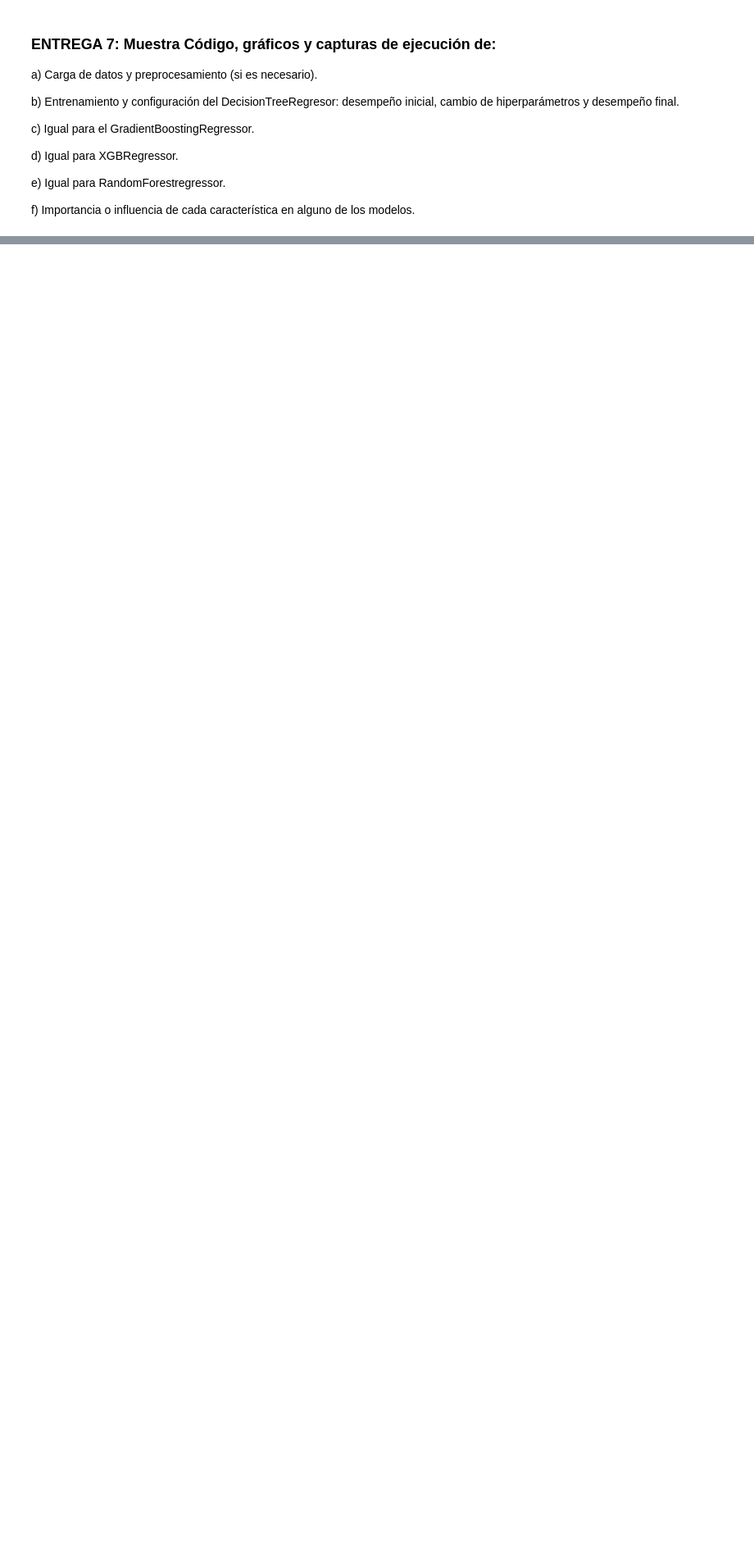
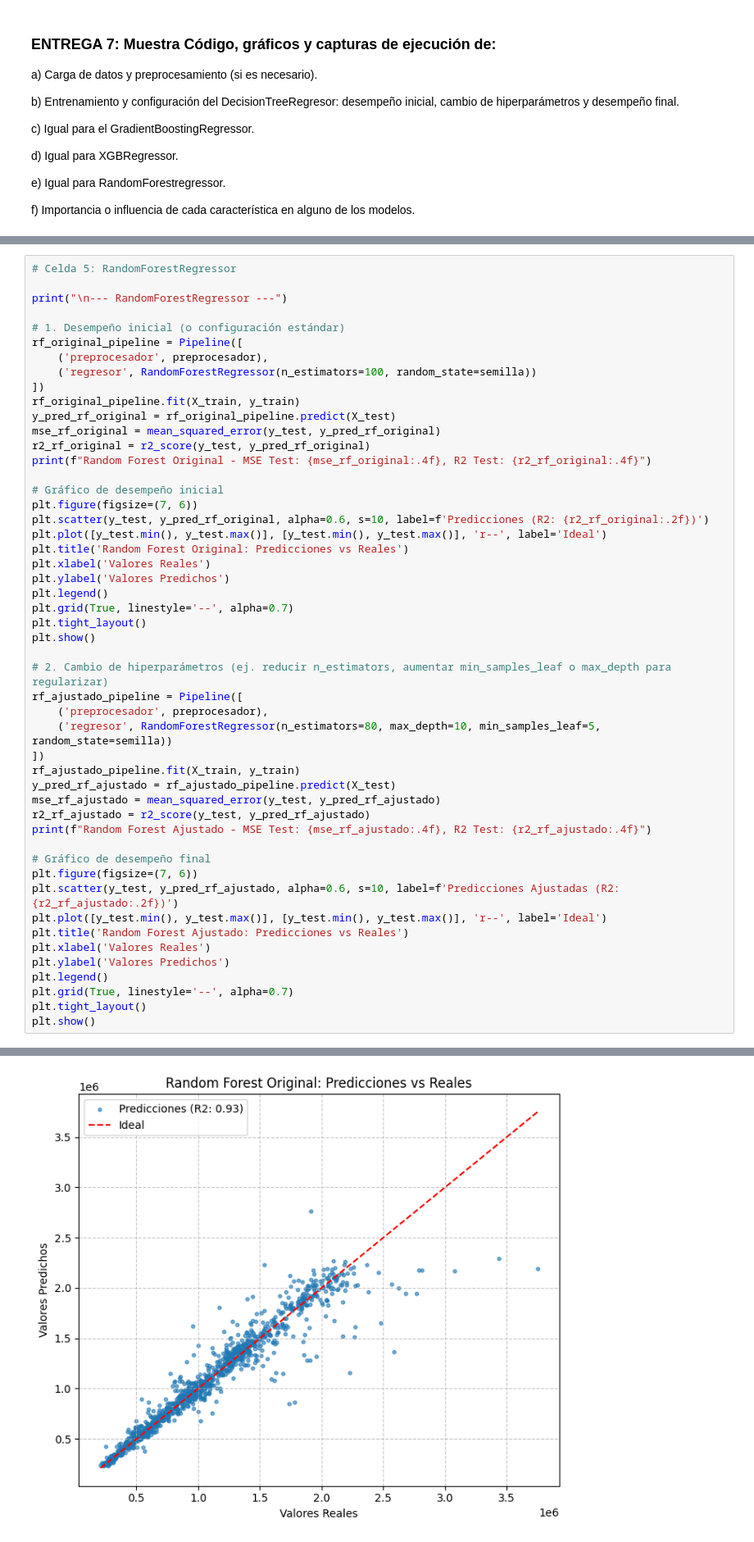
Before and after one commit to JuanMP/Sistemas-de-Aprendizaje, a Jupyter notebook: UD03/Regresión2/saa_u03_p01_a3_JMP.ipynb, the cells around one changed output, grey strips where cells are left out. Shown at 82% size. Drawn from its saved outputs; the diff is of its cells as text; blank space fills up the shorter version.

```diff
--- a/UD03/Regresión2/saa_u03_p01_a3_JMP.ipynb
+++ b/UD03/Regresión2/saa_u03_p01_a3_JMP.ipynb
@@ -29,0 +272,51 @@ f) Importancia o influencia de cada característica en alguno de los modelos.
+# %%
+# Celda 5: RandomForestRegressor
+
+print("\n--- RandomForestRegressor ---")
+
+# 1. Desempeño inicial (o configuración estándar)
+rf_original_pipeline = Pipeline([
+    ('preprocesador', preprocesador),
+    ('regresor', RandomForestRegressor(n_estimators=100, random_state=semilla))
+])
+rf_original_pipeline.fit(X_train, y_train)
+y_pred_rf_original = rf_original_pipeline.predict(X_test)
+mse_rf_original = mean_squared_error(y_test, y_pred_rf_original)
+r2_rf_original = r2_score(y_test, y_pred_rf_original)
+print(f"Random Forest Original - MSE Test: {mse_rf_original:.4f}, R2 Test: {r2_rf_original:.4f}")
+
+# Gráfico de desempeño inicial
+plt.figure(figsize=(7, 6))
+plt.scatter(y_test, y_pred_rf_original, alpha=0.6, s=10, label=f'Predicciones (R2: {r2_rf_original:.2f})')
+plt.plot([y_test.min(), y_test.max()], [y_test.min(), y_test.max()], 'r--', label='Ideal')
+plt.title('Random Forest Original: Predicciones vs Reales')
+plt.xlabel('Valores Reales')
+plt.ylabel('Valores Predichos')
+plt.legend()
+plt.grid(True, linestyle='--', alpha=0.7)
+plt.tight_layout()
+plt.show()
+
+# 2. Cambio de hiperparámetros (ej. reducir n_estimators, aumentar min_samples_leaf o max_depth para regularizar)
+rf_ajustado_pipeline = Pipeline([
+    ('preprocesador', preprocesador),
+    ('regresor', RandomForestRegressor(n_estimators=80, max_depth=10, min_samples_leaf=5, random_state=semilla))
+])
+rf_ajustado_pipeline.fit(X_train, y_train)
+y_pred_rf_ajustado = rf_ajustado_pipeline.predict(X_test)
+mse_rf_ajustado = mean_squared_error(y_test, y_pred_rf_ajustado)
+r2_rf_ajustado = r2_score(y_test, y_pred_rf_ajustado)
+print(f"Random Forest Ajustado - MSE Test: {mse_rf_ajustado:.4f}, R2 Test: {r2_rf_ajustado:.4f}")
+
+# Gráfico de desempeño final
+plt.figure(figsize=(7, 6))
+plt.scatter(y_test, y_pred_rf_ajustado, alpha=0.6, s=10, label=f'Predicciones Ajustadas (R2: {r2_rf_ajustado:.2f})')
+plt.plot([y_test.min(), y_test.max()], [y_test.min(), y_test.max()], 'r--', label='Ideal')
+plt.title('Random Forest Ajustado: Predicciones vs Reales')
+plt.xlabel('Valores Reales')
+plt.ylabel('Valores Predichos')
+plt.legend()
+plt.grid(True, linestyle='--', alpha=0.7)
+plt.tight_layout()
+plt.show()
+# %% [output]
@@ -29,0 +325 @@ f) Importancia o influencia de cada característica en alguno de los modelos.
+[figure, added]
```
Also changed, not shown: parts of 6 cells of this notebook, 4 other files.
